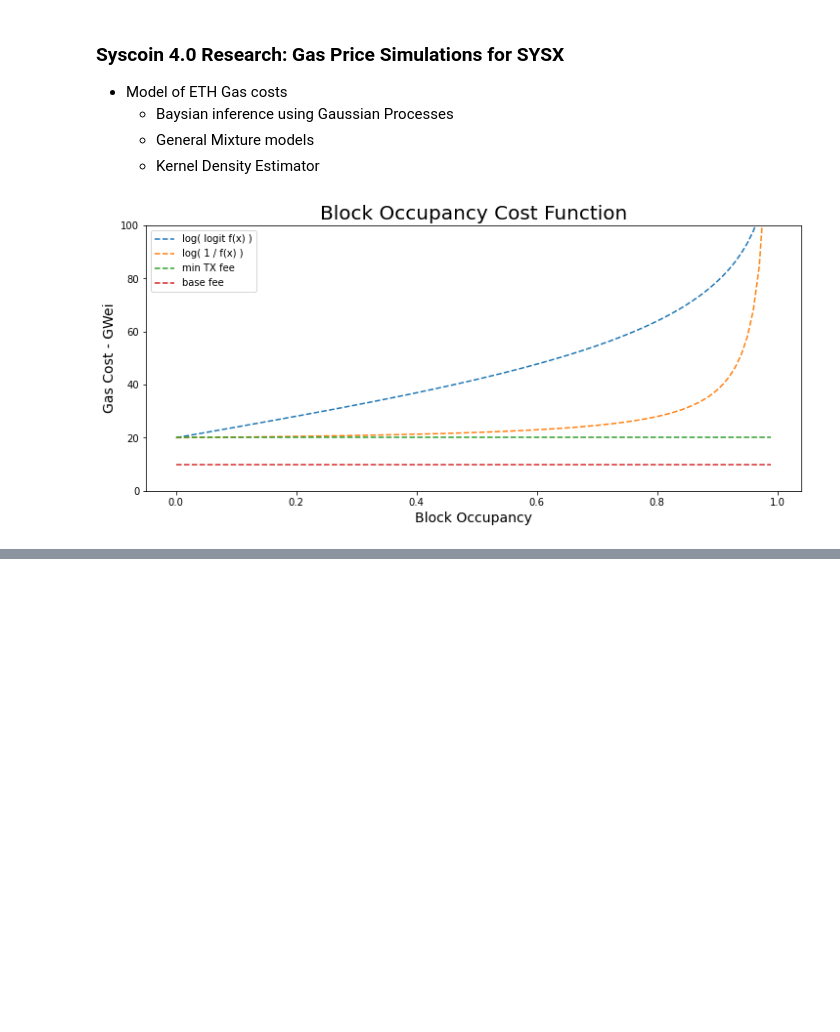
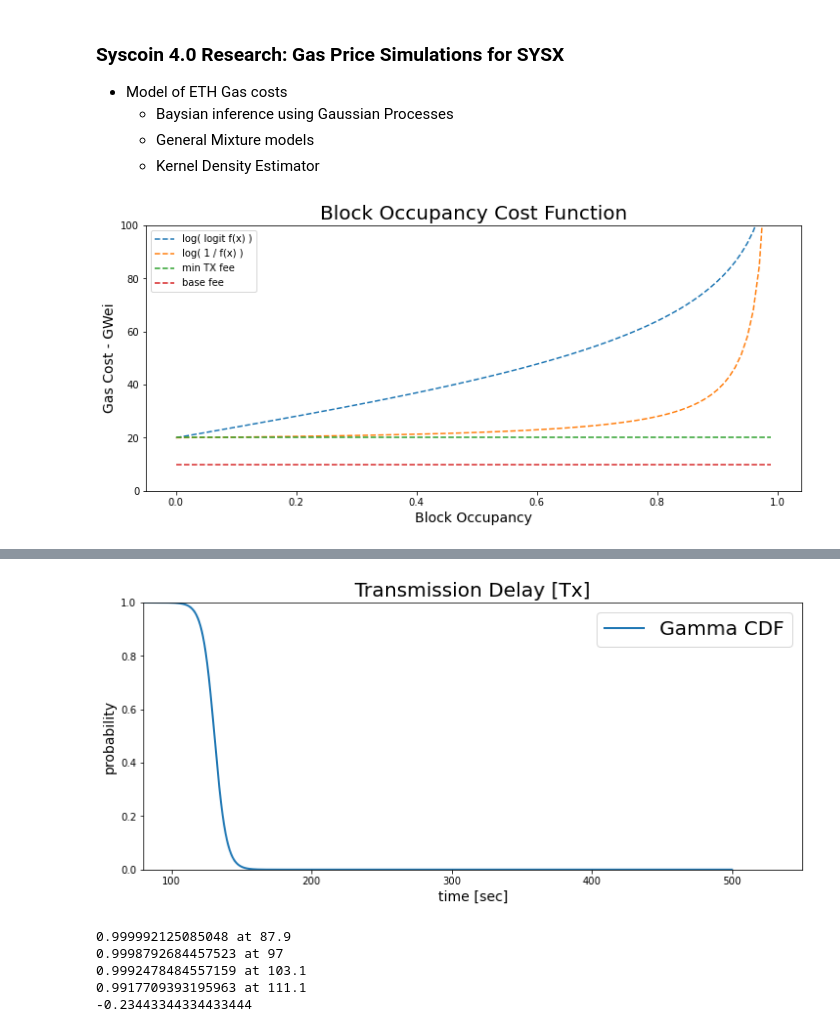
Before and after one commit to icmoore/syscoin-tex, a Jupyter notebook: notebooks/sys_4_sysx.ipynb, the cells around one changed output, grey strips where cells are left out. Saved outputs shown, nothing was run; the diff lists cells and outputs as text; code cells hidden in the pictures; blank space fills up the shorter version.

```diff
--- a/notebooks/sys_4_sysx.ipynb
+++ b/notebooks/sys_4_sysx.ipynb
@@ -228,0 +268,65 @@ Cost 0.01119 USD per 300,000 tx for L2 Validium @ 50th percentile
+# %%
+def scale_x(x, k, x0, y0):
+    return k*(x-x0) + np.log(y0/(1-y0))
+
+def invlogit(x):
+    return np.exp(x) / (1 + np.exp(x))
+
+values_pdf = np.linspace(0, 50, 1000)
+# %%
+mu = 55; sigma2 = 4.089
+values_logit = np.linspace(0, 500, 10000)
+
+alpha = -0.234433
+x0 = 114.1; y0 = 0.98
+
+values_logit_scale = scale_x(values_logit,alpha,x0 ,y0)
+logit_model = invlogit(values_logit_scale)
+
+
+fig = plt.figure(figsize=(12, 5))
+plt.plot(values_logit, logit_model, label="Gamma CDF", linewidth=2)
+plt.legend(fontsize=20)
+plt.xlabel("time [sec]", fontsize=14)
+plt.ylabel("probability", fontsize=14)
+plt.xlim(80,550)
+plt.ylim(0,1)
+plt.title("Transmission Delay [Tx]", fontsize=20)
+plt.show()
+
+alphas = np.linspace(-0.2, -0.3, 10000)
+
+c_hat = np.inf
+alpha_hat = np.nan
+x1 = 87.9; x2 = 97; x3 = 103.1; x4 = 111.1;
+
+for alpha in alphas:
+
+    x1_scale = scale_x(x1,alpha,x0,y0); y1 = invlogit(x1_scale)
+    x2_scale = scale_x(x2,alpha,x0,y0); y2 = invlogit(x2_scale)
+    x3_scale = scale_x(x3,alpha,x0,y0); y3 = invlogit(x3_scale)
+    x4_scale = scale_x(x4,alpha,x0,y0); y4 = invlogit(x4_scale)
+
+    c = abs(y1-0.999999) + abs(y2-0.9999) + abs(y3-0.999) + abs(y4-0.99)
+
+    if c < c_hat:
+        alpha_hat = alpha
+        c_hat = c
+
+x1 = 87.9; x1_scale = scale_x(x1,alpha,x0,y0); y1 = invlogit(x1_scale)
+x2 = 97; x2_scale = scale_x(x2,alpha,x0,y0); y2 = invlogit(x2_scale)
+x3 = 103.1; x3_scale = scale_x(x3,alpha,x0,y0); y3 = invlogit(x3_scale)
+x4 = 111.1; x4_scale = scale_x(x4,alpha,x0,y0); y4 = invlogit(x4_scale)
+
+print('{:} at {}'.format(y1,x1))
+print('{:} at {}'.format(y2,x2))
+print('{:} at {}'.format(y3,x3))
+print('{:} at {}'.format(y4,x4))
+print(alpha_hat)
+# %% [output]
+[figure, added]
+0.999992125085048 at 87.9
+0.9998792684457523 at 97
+0.9992478484557159 at 103.1
+0.9917709393195963 at 111.1
+-0.23443344334433444
```
Also changed, not shown: parts of 8 cells of this notebook, 12 other files.
